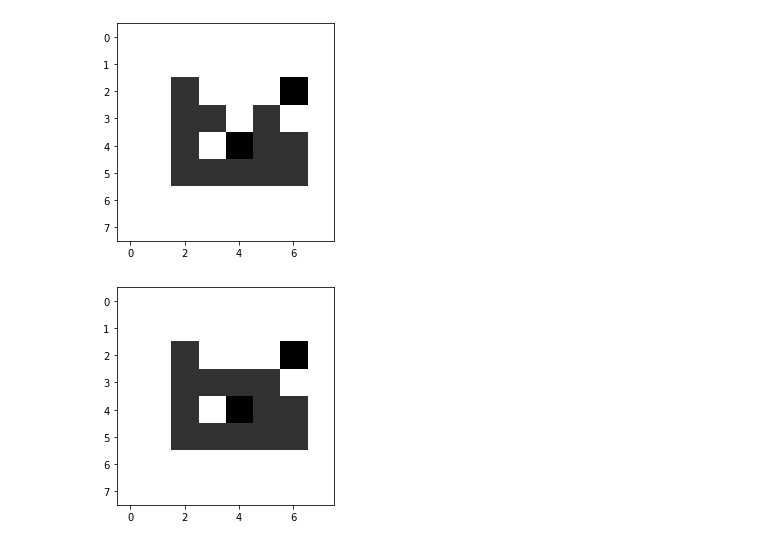
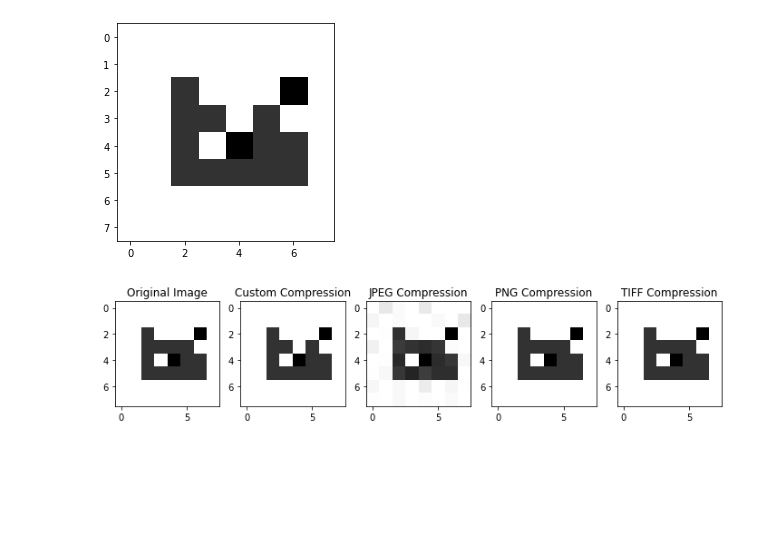
Before and after one commit to d22fish/cvImgCompression, a Jupyter notebook: funcCompress.ipynb, the cells around one changed output. Cells and saved outputs as stored; diff of their text form; code cells hidden in the pictures; blank space fills up the shorter version.

Commit message:
fixed merge

```diff
--- a/funcCompress.ipynb
+++ b/funcCompress.ipynb
@@ -305,9 +373,7 @@ def findHome(startX, startY, i, j, img1, imgClusters, visited, clusterNum, cMean
 #rather than adjacent pixel and if it is added, adjust the average, if not draw boundary
 #Make greedy assumption each iteration of a cluster that every remaining pixel is in that cluster until proven otherwise
 #This is key for finding middle pixels
-#img1 = pics[0].astype('uint8')
-#def findImgClusters(img1, thresh=0.05, percentMerge=0.01):
-
+#img1 = pics[1].astype('uint8')
 img = cv2.cvtColor(img1, cv2.COLOR_BGR2HSV)
 
 imgClusters = np.ones((img1.shape[0], img1.shape[1])).astype(int) #Matrix where each coord indicates its cluster (i,j) = cluster number
@@ -317,7 +383,6 @@ clusterNum = 1 #Current cluster number
 clustMeans = []
 
 thresh = 0.05
-percentMerge = 0.01
 
 #print(img, thresh, percentMerge)
 
@@ -371,13 +436,6 @@ while np.count_nonzero(visited) > 0:
                                         addPix = True
                             if addPix:
                                 clust.append((i,j))
-
-                #IF the current pixel is not in the cluster and not a border pixel, do nothing
-                elif p >= thresh and (i+1 <= img1.shape[0]-1 or i-1 >= 0 or j+1 <= img1.shape[0]-1 or j-1 >= 0):
-                    r1 = -1
     clusterNum += 1
     clusterEdges.append(list(set(clust)))
     clustMeans.append((np.rint(np.mean(cMean[0])).astype(int), np.rint(np.mean(cMean[1])).astype(int), np.rint(np.mean(cMean[2])).astype(int)))
-#TODO TODO Go back through and anything that is a single point as a cluster joins adjacent cluster
-#If percent of a cluster is under a certain amount of the total, merge it with a close one
-#return imgClusters
@@ -685,8 +769,21 @@ plt.imshow(imRecover)
 plt.show()
 # %% [output]
 [figure]
-# %%
-plt.imshow(img1[...,::-1])
-plt.show()
-# %% [output]
-[figure, removed]
+# %%
+imj = cv2.imread('test.jpg')
+imp = cv2.imread('test.png')
+imt = cv2.imread('test.tiff')
+# %%
+f, axarr = plt.subplots(1,5, figsize=(12, 6))
+axarr[0].imshow(img1[...,::-1])
+axarr[0].title.set_text('Original Image')
+axarr[1].imshow(imRecover[...,::-1])
+axarr[1].title.set_text('Custom Compression')
+axarr[2].imshow(imj[...,::-1])
+axarr[2].title.set_text('JPEG Compression')
+axarr[3].imshow(imp[...,::-1])
+axarr[3].title.set_text('PNG Compression')
+axarr[4].imshow(imt[...,::-1])
+axarr[4].title.set_text('TIFF Compression')
+# %% [output]
+[figure, added]
```
Also changed, not shown: parts of 20 cells of this notebook.
